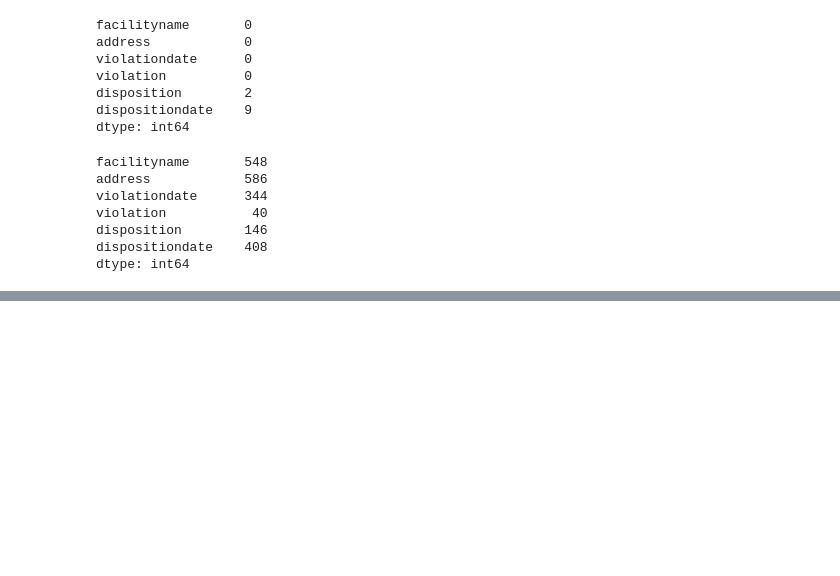
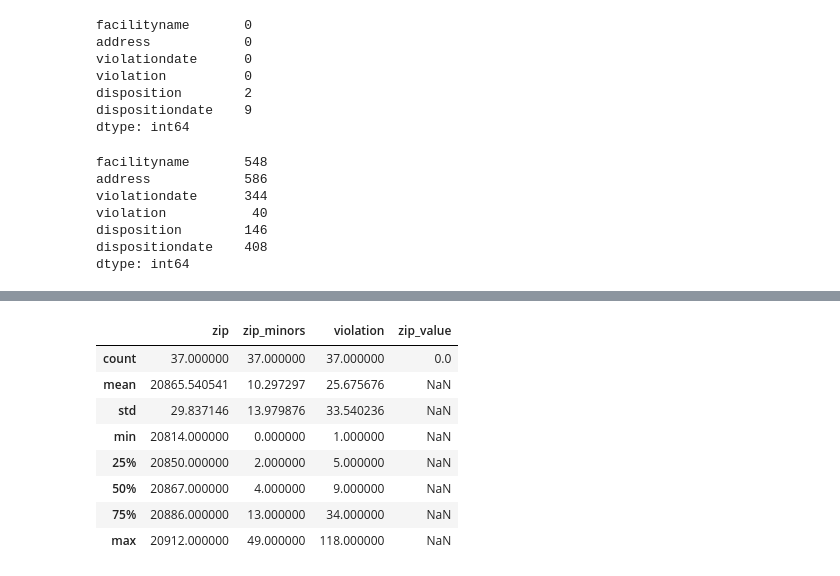
Before and after one commit to jenniferparaboschi/Data205Projects, a Jupyter notebook: JParaboschiProject.ipynb, the cells around one changed output, grey strips where cells are left out. Saved outputs shown, nothing was run; the diff lists cells and outputs as text; code cells hidden in the pictures; blank space fills up the shorter version.

```diff
--- a/JParaboschiProject.ipynb
+++ b/JParaboschiProject.ipynb
@@ -446,0 +801,2 @@ plt.show()
+# %%
+zip_minor_violations["zip_string"] = str(zip_minor_violations["zip"])
@@ -446,0 +818,41 @@ plt.show()
+# %%
+# Create values for zip locations
+location_zip_value = {"20814": 1,
+                     "20815": 2,
+                     "20816": 3,
+                     "20817": 4,
+                     "20818": 5,
+                     "20832": 6,
+                     "20833": 7,
+                     "20837": 8,
+                     "20841": 9,
+                     "20850": 10,
+                     "20851": 11,
+                     "20852": 12,
+                     "20853": 13,
+                     "20854": 14,
+                     "20855": 15,
+                     "20860": 16,
+                     "20861": 17,
+                     "20866": 18,
+                     "20867": 19,
+                     "20871": 20,
+                     "20872": 21,
+                     "20874": 22,
+                     "20876": 23,
+                     "20877": 24,
+                     "20878": 25,
+                     "20879": 26,
+                     "20882": 27,
+                     "20886": 28,
+                     "20895": 29,
+                     "20901": 30,
+                     "20902": 31,
+                     "20903": 32,
+                     "20904": 33,
+                     "20905": 34,
+                     "20906": 35,
+                     "20910": 36,
+                     "20912": 37}
+
+zip_minor_violations["zip_value"] = zip_minor_violations["zip_string"].map(location_zip_value)
@@ -447,3 +874,15 @@ plt.show()
+# %%
+zip_minor_violations.describe()
+# %% [output]
+|  | zip | zip_minors | violation | zip_value |
+| count | 37.000000 | 37.000000 | 37.000000 | 0.0 |
+| mean | 20865.540541 | 10.297297 | 25.675676 | NaN |
+| std | 29.837146 | 13.979876 | 33.540236 | NaN |
+| min | 20814.000000 | 0.000000 | 1.000000 | NaN |
+| 25% | 20850.000000 | 2.000000 | 5.000000 | NaN |
+| 50% | 20867.000000 | 4.000000 | 9.000000 | NaN |
+| 75% | 20886.000000 | 13.000000 | 34.000000 | NaN |
+| max | 20912.000000 | 49.000000 | 118.000000 | NaN |
 # %%
 """
 Explore the High Schools
```
Also changed, not shown: parts of 57 cells of this notebook.
